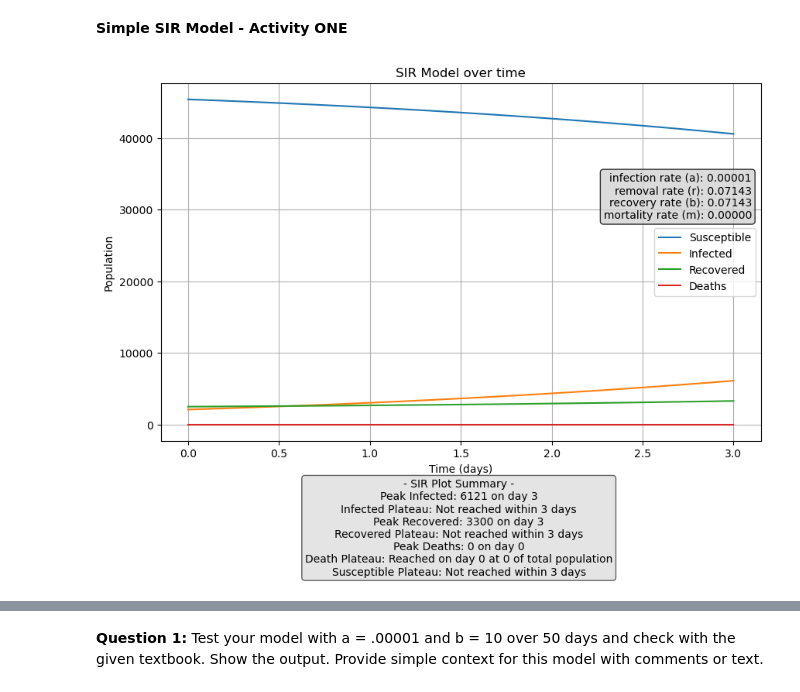
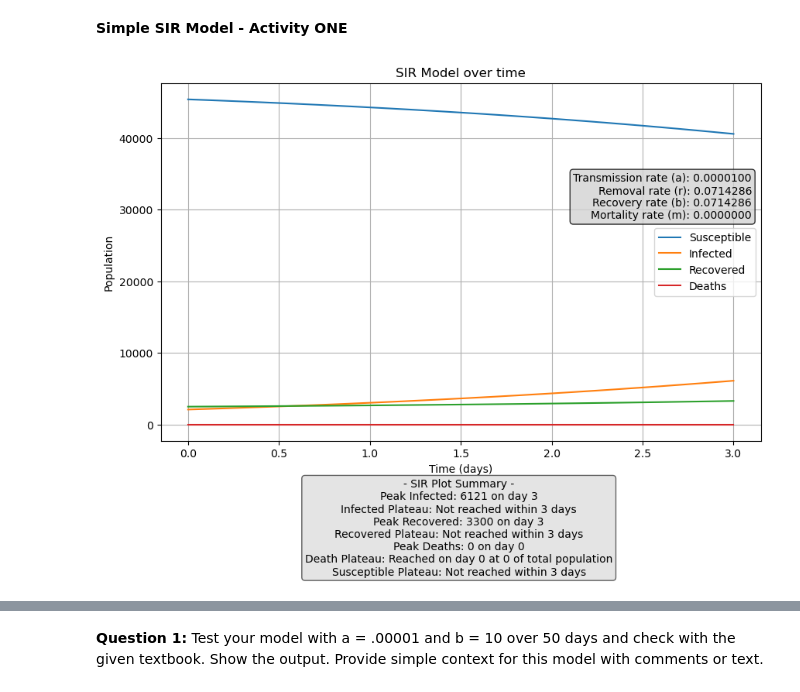
Before and after one commit to daniel-huyer/cu_csbp_2820, a Jupyter notebook: SIR/Project1-SIR.ipynb, the cells around one changed output, grey strips where cells are left out. Cells and saved outputs as stored; diff of their text form; code cells hidden in the pictures.

```diff
--- a/SIR/Project1-SIR.ipynb
+++ b/SIR/Project1-SIR.ipynb
@@ -62,10 +62,10 @@ def plotSIR(a, B, b, m, t_values, S_values, I_values, R_values, D_values, total_
     plt.grid(True)
     plt.autoscale()
     param_text = (
-        f"infection rate (a): {a:.5f}\n"
-        f"removal rate (r): {1/B:.5f}\n"
-        f"recovery rate (b): {b:.5f}\n"
-        f"mortality rate (m): {m:.5f}"
+        f"Transmission rate (a): {a:.7f}\n"
+        f"Removal rate (r): {1/B:.7f}\n"
+        f"Recovery rate (b): {b:.7f}\n"
+        f"Mortality rate (m): {m:.7f}"
     )
     plt.annotate(
         param_text,
@@ -95,30 +95,42 @@ def plotSIR(a, B, b, m, t_values, S_values, I_values, R_values, D_values, total_
     plt.show()
 
 
+# dictionary of SIR_inputs outline
+    # t_initial :           # start day of model
+    # t_final :             # end day of model
+    # step_scale :          # 0 to X number to deterimine how many data points are taken between t_initial and t_final. 1 means same number of steps as days, so 1 to 1
+    # a :                   # transmission coefficient, rate of people getting sick per contact
+    # B :                   # coefficient for removal of Infected / X days
+    # total_pop :           # total Population
+    # mortality_risk :      # percentage (in decimal form) of those that are infected that die
+    # I_init :              # infected on start day
+    # R_init :              # recovered on start day
+    # D_init :              # deaths on start day
+    # output_path :         # path for data to write to
+def SIR(SIR_inputs):
+    # deserialize SIR_inputs into variables
+    t_initial = SIR_inputs["t_initial"]
+    t_final = SIR_inputs["t_final"]
+    step_scale = SIR_inputs["step_scale"]
+    a = SIR_inputs["a"]
+    B = SIR_inputs["B"]
+    total_pop = SIR_inputs["total_pop"]
+    mortality_risk = SIR_inputs["mortality_risk"]
+    I_init = SIR_inputs["I_init"]
+    R_init = SIR_inputs["R_init"]
+    D_init = SIR_inputs["D_init"]
+    output_path = SIR_inputs["output_path"]
 
-def SIR(t_initial,          # start day of model
-        t_final,            # end day of model
-        step_scale,         # 0 to X number to deterimine how many data points are taken between t_initial and t_final. 1 means same number of steps as days, so 1 to 1
-        a,                  # scaling factor, rate of people getting sick per contact
-        B,                  # coefficient for removal of Infected / X days
-        total_pop,          # total Population
-        mortality_risk,     # percentage (in decimal form) of those that are infected that die
-        I_init,             # infected on start day
-        R_init,             # recovered on start day
-        D_init,             # deaths on start day
-        output_path):       # path for data to write to
+    # set values for use in loop
+    t = t_initial                   # start time
+    I = I_init                      # total infected
+    R = R_init                      # total recovered
+    D = D_init                      # total dead
+    S = total_pop - I - R - D       # total susceptible
 
-    t = t_initial                               # start time
-    S = total_pop - I_init - R_init - D_init    # total susceptible
-    I = I_init                                  # total infected
-    R = R_init                                  # total recovered
-    D = D_init                                  # total dead
-
-    #mortality_risk = .1  # percentage (in decimal form) of those that are infected that die
-    #a = .00001  # scaling factor, rate of people getting sick per contact
-    r = 1/B    # removal (recovery + deaths) rate
-    b = r * (1 - mortality_risk) # recovery rate
-    m = r * mortality_risk # mortality rate
+    r = 1/B                         # removal (recovery + deaths) rate
+    b = r * (1 - mortality_risk)    # recovery rate
+    m = r * mortality_risk          # mortality rate
 
     steps = (t_final - t_initial) * step_scale # how many data points within set days
     deltat = (t_final - t_initial)/steps
@@ -154,47 +166,35 @@ def SIR(t_initial,          # start day of model
         t_values.append(t)
         S_values.append(S)
         I_values.append(I)
         R_values.append(R)
         D_values.append(D)
         print("{:<15.3f} {:<15.3f} {:<15.3f} {:<15.3f} {:<15.3f} {:<15.3f} {:<15.3f} {:<15.3f}, {:<15.3f}".
             format(t, S, I, R, D, Sprime, Iprime, Rprime, Dprime))
     print("Final:")
     print("{:<15.3f} {:<15.3f} {:<15.3f} {:<15.3f} {:<15.3f} {:<15.3f} {:<15.3f} {:<15.3f}, {:<15.3f}".
             format(t, S, I, R, D, Sprime, Iprime, Rprime, Dprime))
     # stop writing to file and switch back to console output
     sys.stdout.close()
     sys.stdout = sys.__stdout__
     # plot SIR Graph
     plotSIR(a, B, b, m, t_values, S_values, I_values, R_values, D_values, total_pop, t_initial, t_final)
 
 
-
-t_initial = 0                           # start day of model
-t_final = 3                             # end day of model
-
-# 10 represents 30 from pseudocode
-step_scale = 10                         # 0 to X number to deterimine how many data points are taken between t_initial and t_final. 1 means same number of steps as days, so 1 to 1
-
-a = 0.00001                             # scaling factor, rate of people getting sick per contact
-B = 14                                  # coefficient for removal of Infected / X days
-total_pop = 50000                       # total Population
-mortality_risk = 0                      # percentage (in decimal form) of those that are infected that die
-I_init = 2100                           # infected on start day
-R_init = 2500                           # recovered on start day
-D_init = 0                              # deaths on start day
-output_path = "sir_output.txt"          # path for data to write to
-SIR(t_initial, t_final, step_scale, a, B, total_pop, mortality_risk, I_init, R_init, D_init, output_path)
+SIR_inputs = {"t_initial" : 0, "t_final" : 3, "step_scale" : 10, "a" : 0.00001, "B" : 14,
+                "total_pop" : 50000, "mortality_risk" : 0, "I_init" : 2100, "R_init" : 2500,
+                "D_init" : 0, "output_path" : "sir_output.txt"}
+SIR(SIR_inputs)
 
 
 
 #Shortest Mathplotlib tutorial ever.
 #Just use this - you need to arrange the data each time as below - but really you don't need all the bells and whistles.
 
 #import matplotlib.pyplot as plt
 #plt.plot([1, 2, 3, 4], [1, 9, 3, 1])
 
 #plt.plot([1, 2, 3, 4], [16, 7, 5, 2])
 
 #plt.plot([1,2, 3, 4], [1, 2, 4, 4])
 # %% [output]
-[figure, old version]
+[figure, new version]
```
Also changed, not shown: parts of 18 cells of this notebook.
